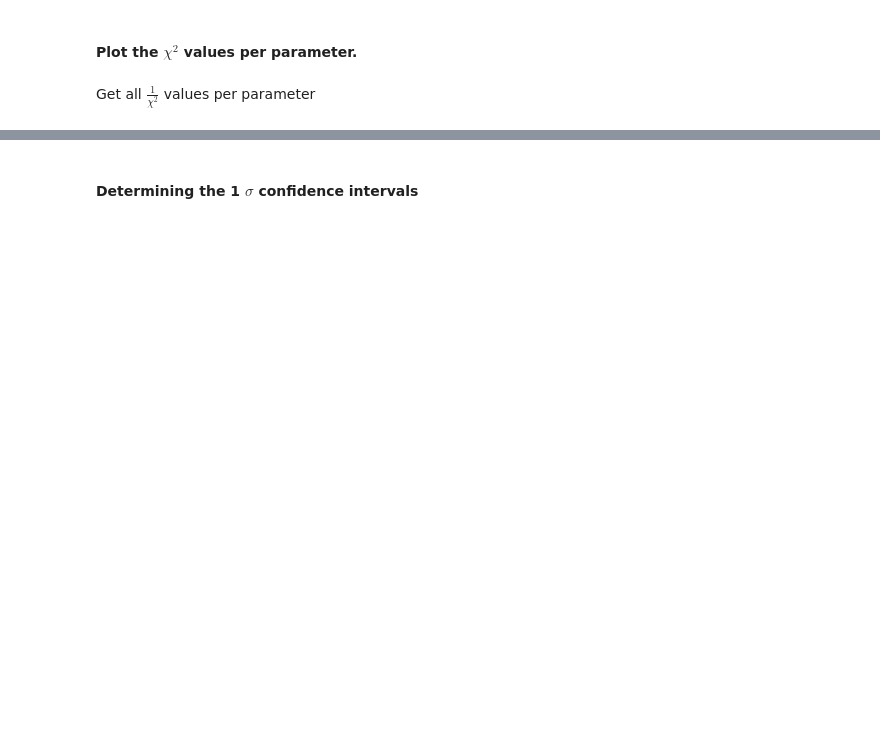
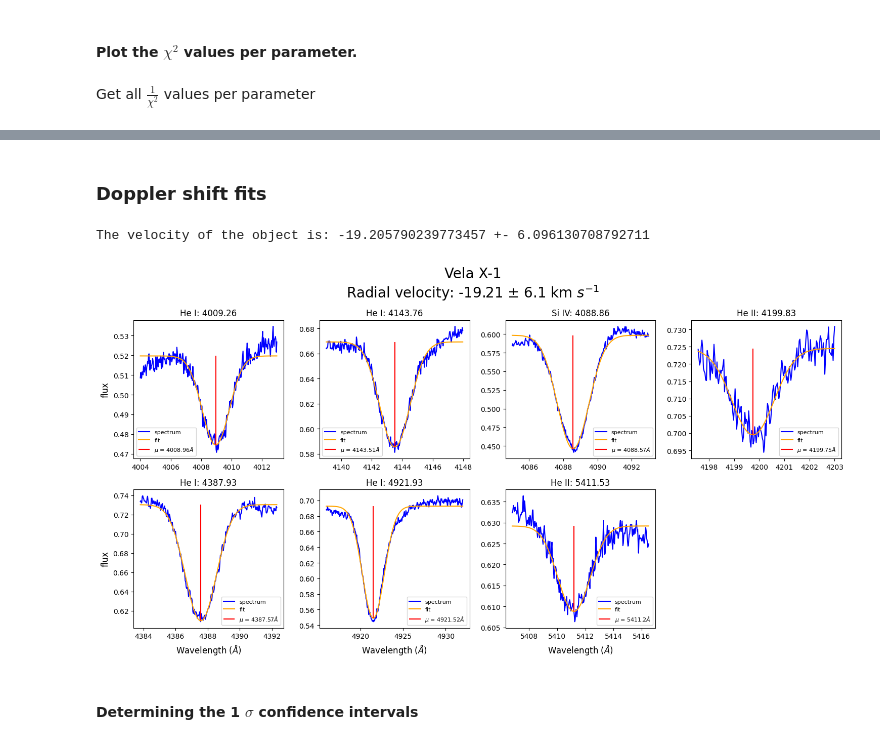
Before and after one commit to LvV210/MasterProject, a Jupyter notebook: ModelFitting/Analysis_GridSearch.ipynb, the cells around one changed output, grey strips where cells are left out. Drawn from its saved outputs; the diff is of its cells as text; code cells hidden in the pictures; blank space fills up the shorter version.

```diff
--- a/ModelFitting/Analysis_GridSearch.ipynb
+++ b/ModelFitting/Analysis_GridSearch.ipynb
@@ -295,3 +310,13 @@ plt.show()
+# %% [markdown]
+### Doppler shift fits
+# %%
+spectra = import_spectra(object_)
+spectral_lines = lines(object_name)
+save_path = f'/mnt/c/Users/luukv/Documenten/NatuurSterrkenkundeMasterProject/CodeMP/MasterProject/Plots/{object_}/DopplerPlot.png'
+doppler_shifts = determine_doppler_shift(spectra, spectral_lines, gaussian, object_name, plot=True, save=save_path)
+# %% [output]
+The velocity of the object is: -19.205790239773457 +- 6.096130708792711
+[figure, added]
 # %% [markdown]
 #### Determining the 1 $\sigma$ confidence intervals
 # %%
```
Also changed, not shown: parts of 7 cells of this notebook, 24 other files.
